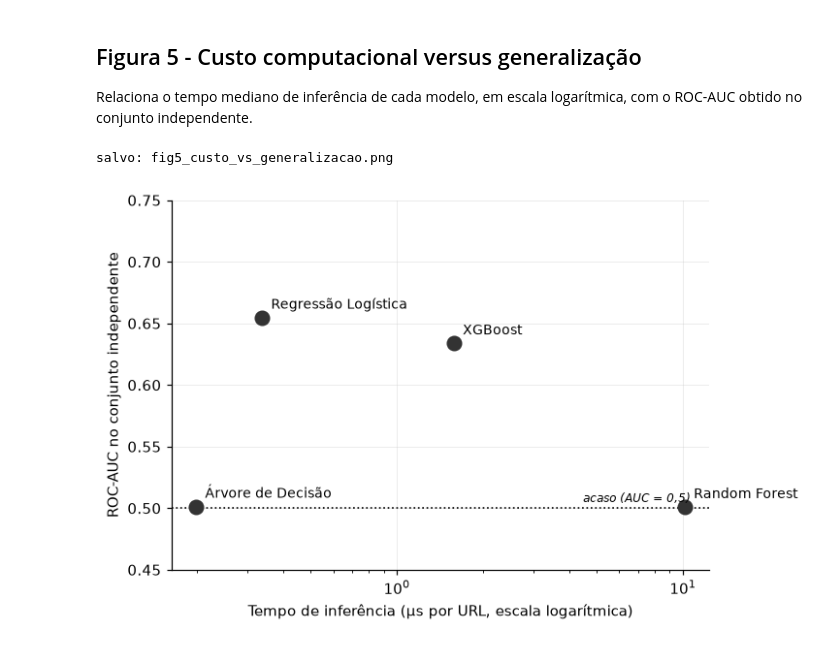
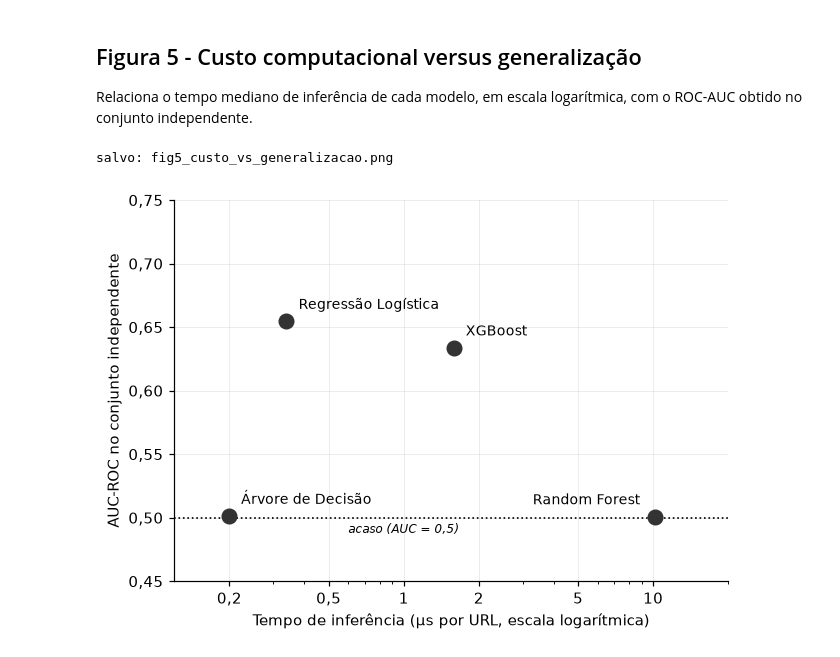
Before and after one commit to mduda-mac/tcc-phishing, a Jupyter notebook: notebooks/03_figuras.ipynb, the cells around one changed output. Cells and saved outputs as stored; diff of their text form; code cells hidden in the pictures.

```diff
--- a/notebooks/03_figuras.ipynb
+++ b/notebooks/03_figuras.ipynb
@@ -28,6 +28,26 @@ plt.rcParams.update({
 CINZA_ESCURO = "#333333"
 CINZA_CLARO = "#BBBBBB"
 
+from matplotlib.ticker import FuncFormatter
+
+
+def br(valor, casas=3):
+    """Número no padrão brasileiro: vírgula decimal e ponto de milhar."""
+    texto = f"{valor:,.{casas}f}"
+    return texto.replace(",", "X").replace(".", ",").replace("X", ".")
+
+
+def eixo_br(ax, eixo="y", casas=None):
+    """Rótulos do eixo com vírgula decimal (sem depender do locale do sistema)."""
+    def fmt(v, _pos):
+        c = casas
+        if c is None:
+            c = 0 if float(v).is_integer() else len(f"{v:g}".split(".")[-1])
+        return br(v, c)
+    alvo = ax.yaxis if eixo == "y" else ax.xaxis
+    alvo.set_major_formatter(FuncFormatter(fmt))
+
+
 def salvar(fig, nome):
     caminho = FIGURAS / f"{nome}.png"
     fig.savefig(caminho)
@@ -292,25 +317,34 @@ Relaciona o tempo mediano de inferência de cada modelo, em escala
 logarítmica, com o ROC-AUC obtido no conjunto independente.
 # %%
 fig, ax = plt.subplots(figsize=(6.5, 4.5))
+
+# Deslocamento dos rótulos escolhido por modelo para evitar sobreposição.
+DESLOC = {"Regressão Logística": (8, 8), "Árvore de Decisão": (8, 8),
+          "Random Forest": (-10, 8), "XGBoost": (8, 8)}
+ALINH = {"Random Forest": "right"}
 
 for nome in ORDEM:
     x = res_val.loc[nome, "tempo_mediana_us"]
     y = res_teste.loc[nome, "roc_auc"]
     ax.scatter(x, y, s=90, color=CINZA_ESCURO, zorder=3)
-    ax.annotate(nome, (x, y), xytext=(6, 6),
-                textcoords="offset points", fontsize=9)
+    ax.annotate(nome, (x, y), xytext=DESLOC[nome], textcoords="offset points",
+                fontsize=9, ha=ALINH.get(nome, "left"))
 
 ax.axhline(0.5, color="black", linestyle=":", linewidth=1.1)
-ax.text(ax.get_xlim()[1], 0.505, "acaso (AUC = 0,5)",
-        fontsize=8, ha="right", style="italic")
+ax.set_xscale("log")
+ax.set_xlim(0.12, 20)
+ax.text(0.6, 0.488, "acaso (AUC = 0,5)", fontsize=8, ha="left", style="italic")
 
-ax.set_xscale("log")
+from matplotlib.ticker import FixedLocator
+ax.xaxis.set_major_locator(FixedLocator([0.2, 0.5, 1, 2, 5, 10]))
+eixo_br(ax, "x")
+eixo_br(ax, "y", 2)
 ax.set_xlabel("Tempo de inferência (µs por URL, escala logarítmica)")
-ax.set_ylabel("ROC-AUC no conjunto independente")
+ax.set_ylabel("AUC-ROC no conjunto independente")
 ax.set_ylim(0.45, 0.75)
 
 salvar(fig, "fig5_custo_vs_generalizacao")
 plt.show()
 # %% [output]
 salvo: fig5_custo_vs_generalizacao.png
-[figure, old version]
+[figure, new version]
```
Also changed, not shown: parts of 7 cells of this notebook, 7 other files.
